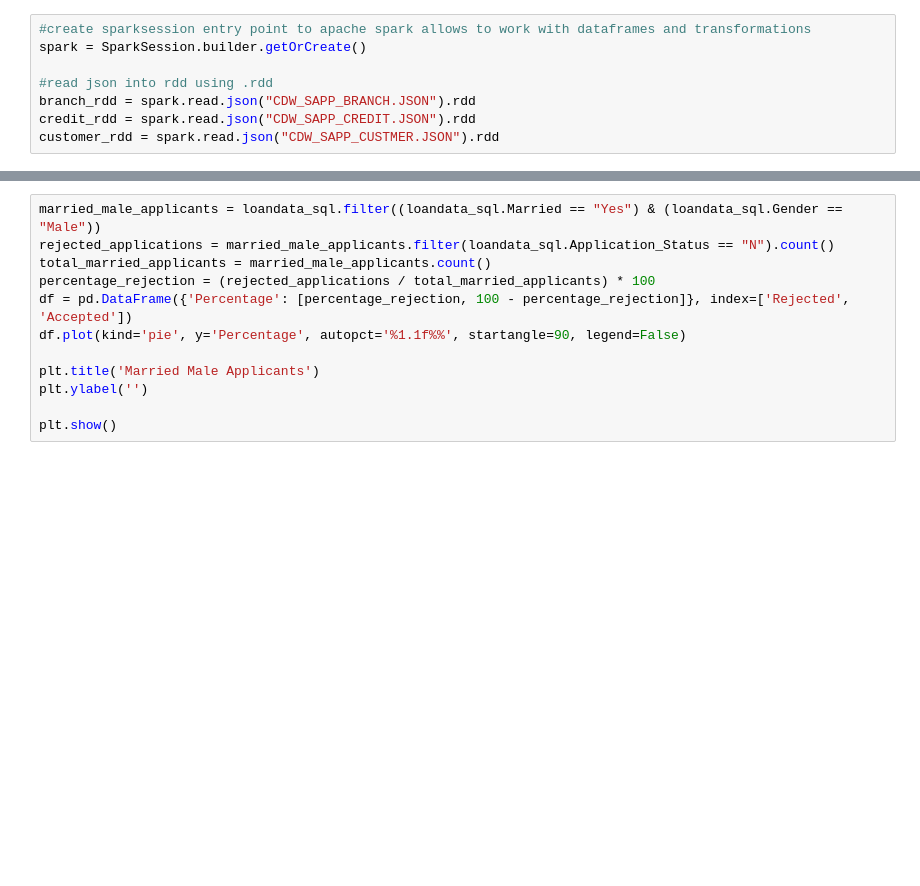
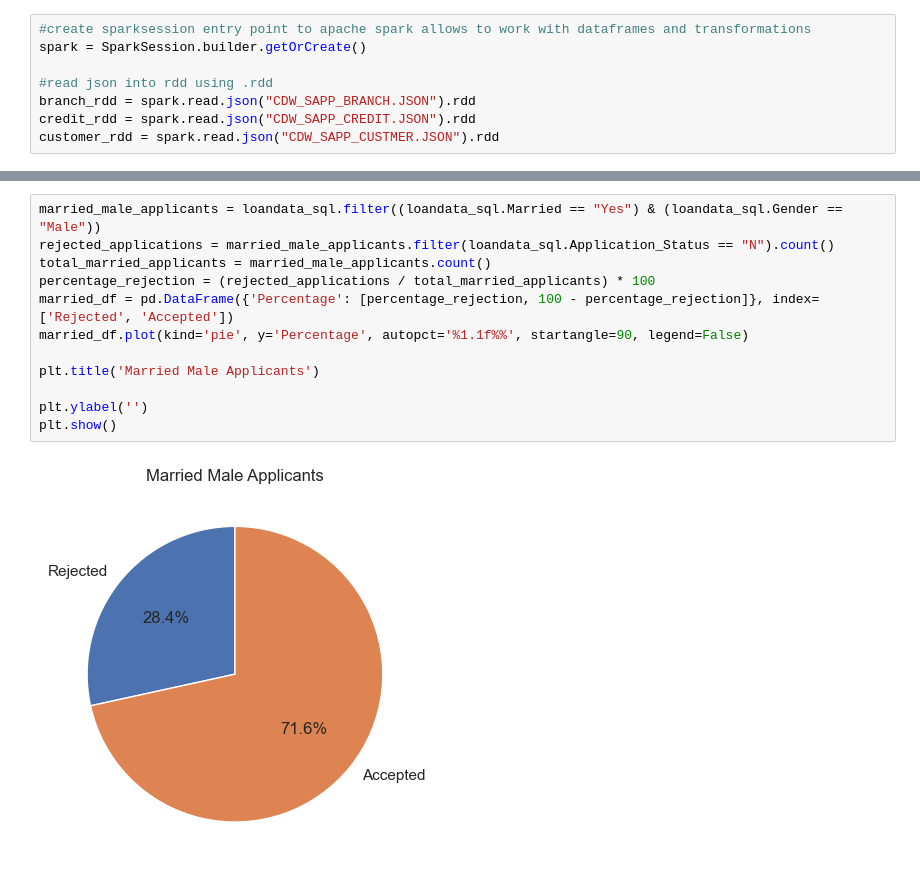
Before and after one commit to AlvisterZ/CapstoneProject, a Jupyter notebook: Capstone/Capstone_Project.ipynb, the cells around one changed output, grey strips where cells are left out. Drawn from its saved outputs; the diff is of its cells as text; blank space fills up the shorter version.

```diff
--- a/Capstone/Capstone_Project.ipynb
+++ b/Capstone/Capstone_Project.ipynb
@@ -548,15 +791,17 @@ plt.show()
 # %%
 married_male_applicants = loandata_sql.filter((loandata_sql.Married == "Yes") & (loandata_sql.Gender == "Male"))
 rejected_applications = married_male_applicants.filter(loandata_sql.Application_Status == "N").count()
 total_married_applicants = married_male_applicants.count()
 percentage_rejection = (rejected_applications / total_married_applicants) * 100
-df = pd.DataFrame({'Percentage': [percentage_rejection, 100 - percentage_rejection]}, index=['Rejected', 'Accepted'])
-df.plot(kind='pie', y='Percentage', autopct='%1.1f%%', startangle=90, legend=False)
+married_df = pd.DataFrame({'Percentage': [percentage_rejection, 100 - percentage_rejection]}, index=['Rejected', 'Accepted'])
+married_df.plot(kind='pie', y='Percentage', autopct='%1.1f%%', startangle=90, legend=False)
 
 plt.title('Married Male Applicants')
+
 plt.ylabel('')
-
 plt.show()
+# %% [output]
+[figure, added]
 # %%
 credit_sql = credit_sql.withColumn("month", substring(credit_sql.TIMEID, 5, 2))
 transaction_sum_by_month = credit_sql.groupby("month").agg(sum("transaction_value").alias("total_transaction_value"))
```
Also changed, not shown: parts of 22 cells of this notebook.
